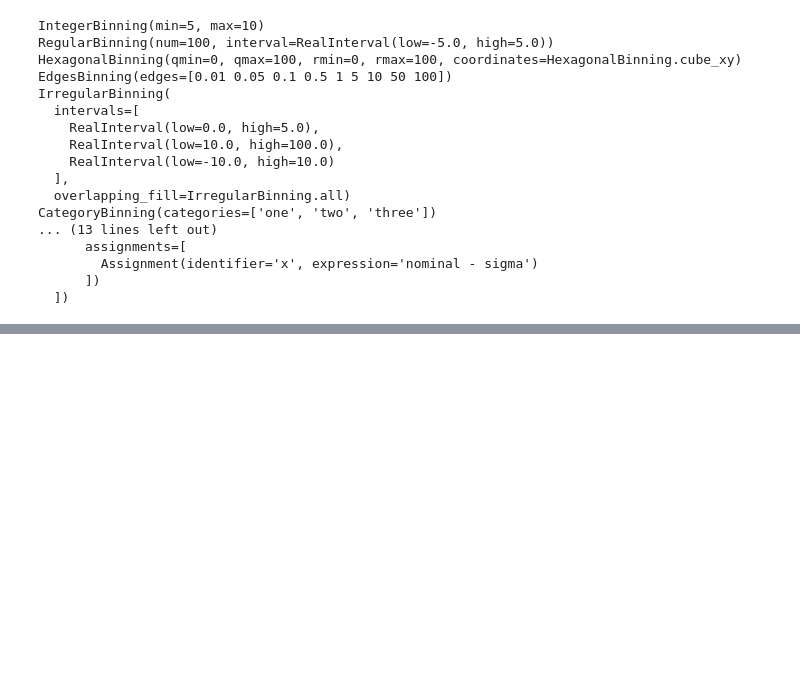
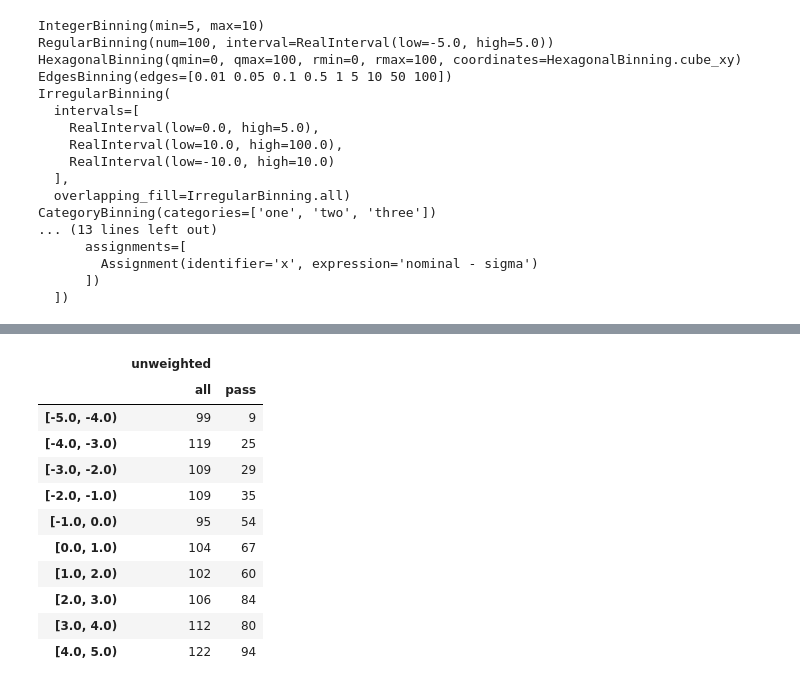
Before and after one commit to scikit-hep/aghast, a Jupyter notebook: binder/examples.ipynb, the cells around one changed output, grey strips where cells are left out. Saved outputs shown, nothing was run; the diff lists cells and outputs as text; code cells hidden in the pictures; blank space fills up the shorter version.

```diff
--- a/binder/examples.ipynb
+++ b/binder/examples.ipynb
@@ -204,0 +274,16 @@ CategoryBinning(categories=['one', 'two', 'three'])
+# %%
+df = df.unstack(level=0)
+df
+# %% [output]
+|  | unweighted |  |
+|  | all | pass |
+| [-5.0, -4.0) | 99 | 9 |
+| [-4.0, -3.0) | 119 | 25 |
+| [-3.0, -2.0) | 109 | 29 |
+| [-2.0, -1.0) | 109 | 35 |
+| [-1.0, 0.0) | 95 | 54 |
+| [0.0, 1.0) | 104 | 67 |
+| [1.0, 2.0) | 102 | 60 |
+| [2.0, 3.0) | 106 | 84 |
+| [3.0, 4.0) | 112 | 80 |
+| [4.0, 5.0) | 122 | 94 |
```
Also changed, not shown: parts of 10 cells of this notebook.
